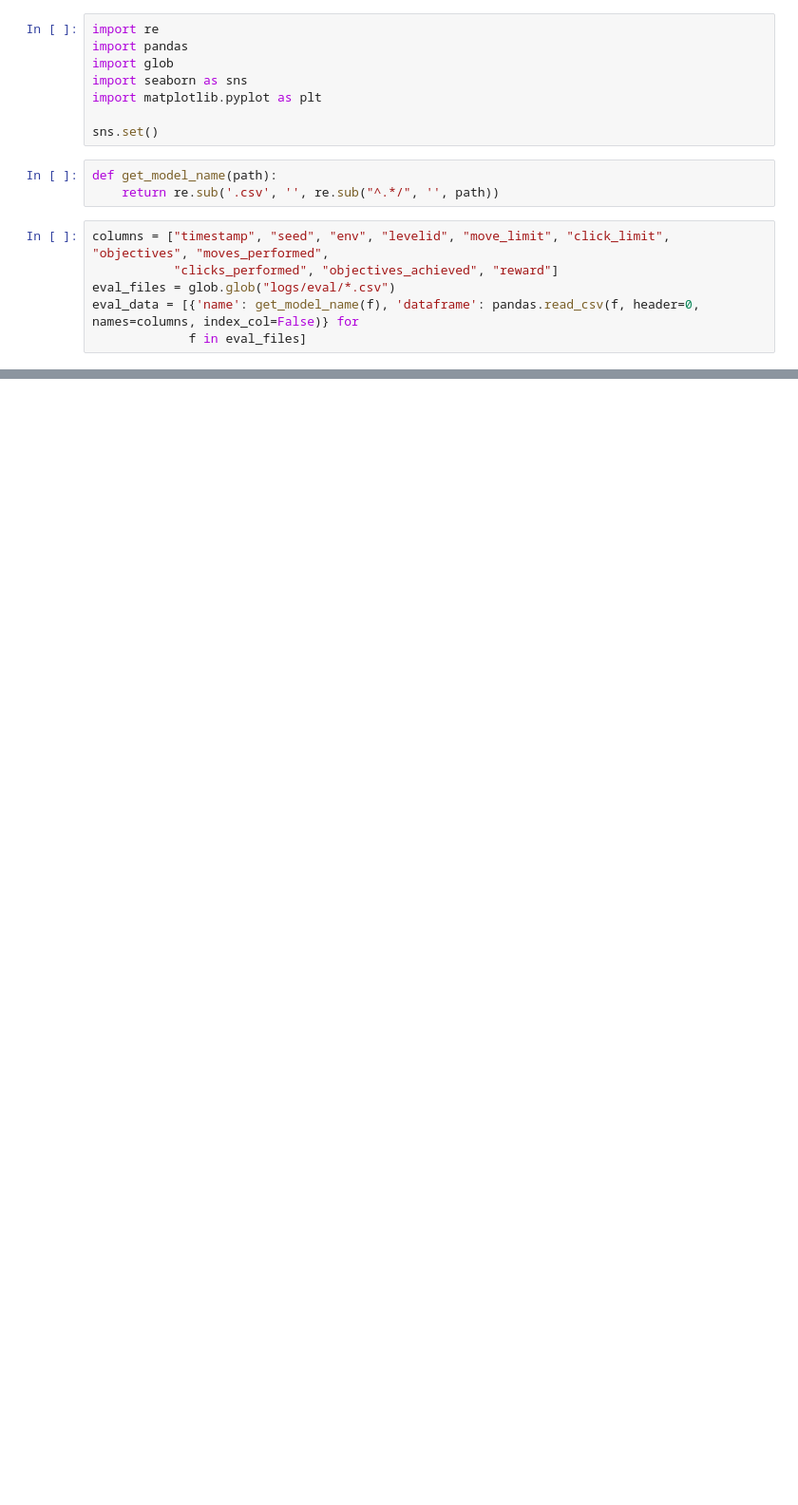
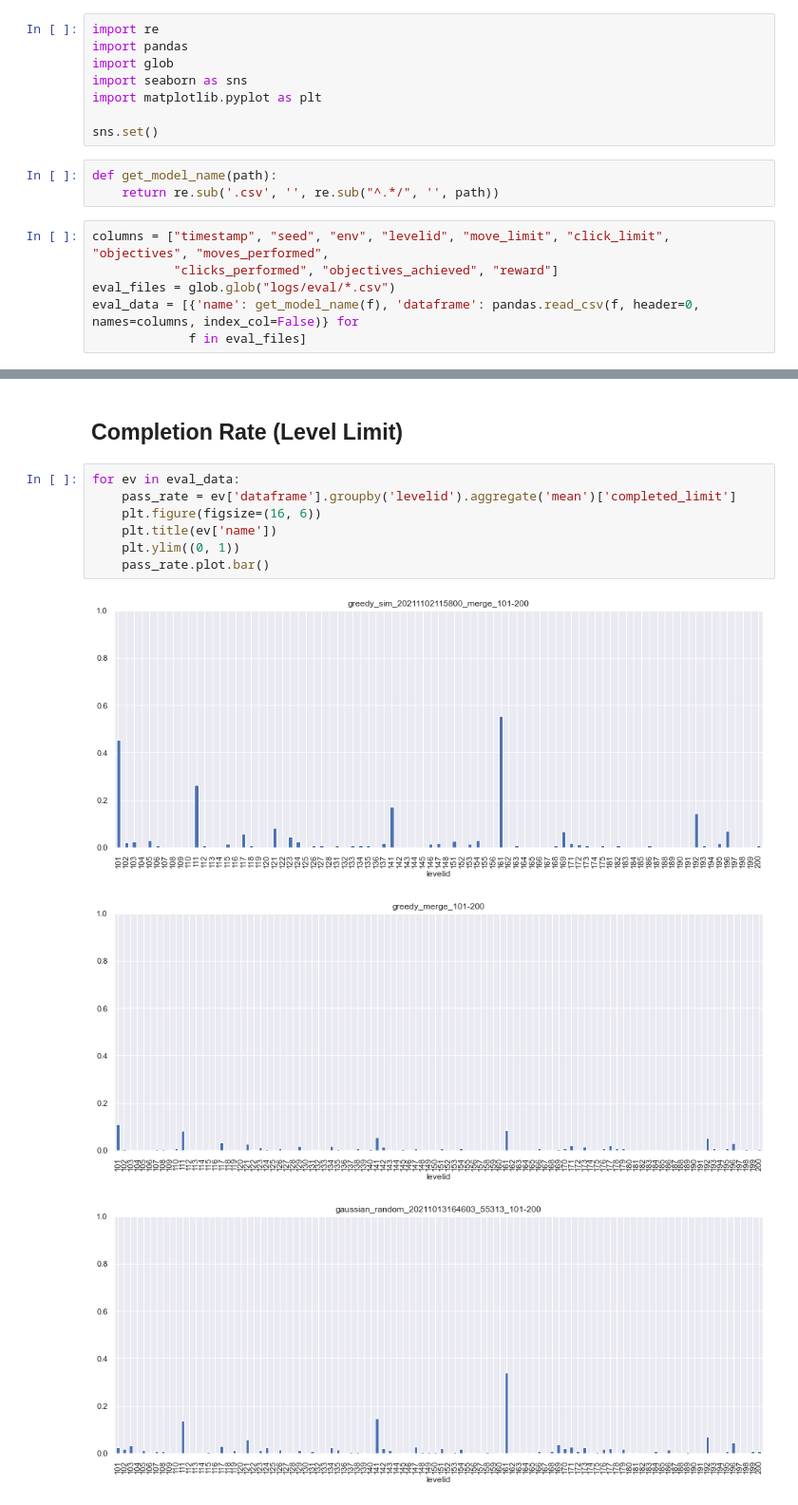
Before and after one commit to paoloburelli/puzzleagent, a Jupyter notebook: agents_evaluation.ipynb, the cells around one changed output, grey strips where cells are left out. Shown at 95% size. Saved outputs shown, nothing was run; the diff lists cells and outputs as text; blank space fills up the shorter version.

```diff
--- a/agents_evaluation.ipynb
+++ b/agents_evaluation.ipynb
@@ -33,0 +39,13 @@ for ev in eval_data:
+# %% [markdown]
+## Completion Rate (Level Limit)
+# %%
+for ev in eval_data:
+    pass_rate = ev['dataframe'].groupby('levelid').aggregate('mean')['completed_limit']
+    plt.figure(figsize=(16, 6))
+    plt.title(ev['name'])
+    plt.ylim((0, 1))
+    pass_rate.plot.bar()
+# %% [output]
+[figure, added]
+[figure, added]
+[figure, added]
```
Also changed, not shown: parts of 11 cells of this notebook, 1 other file.
